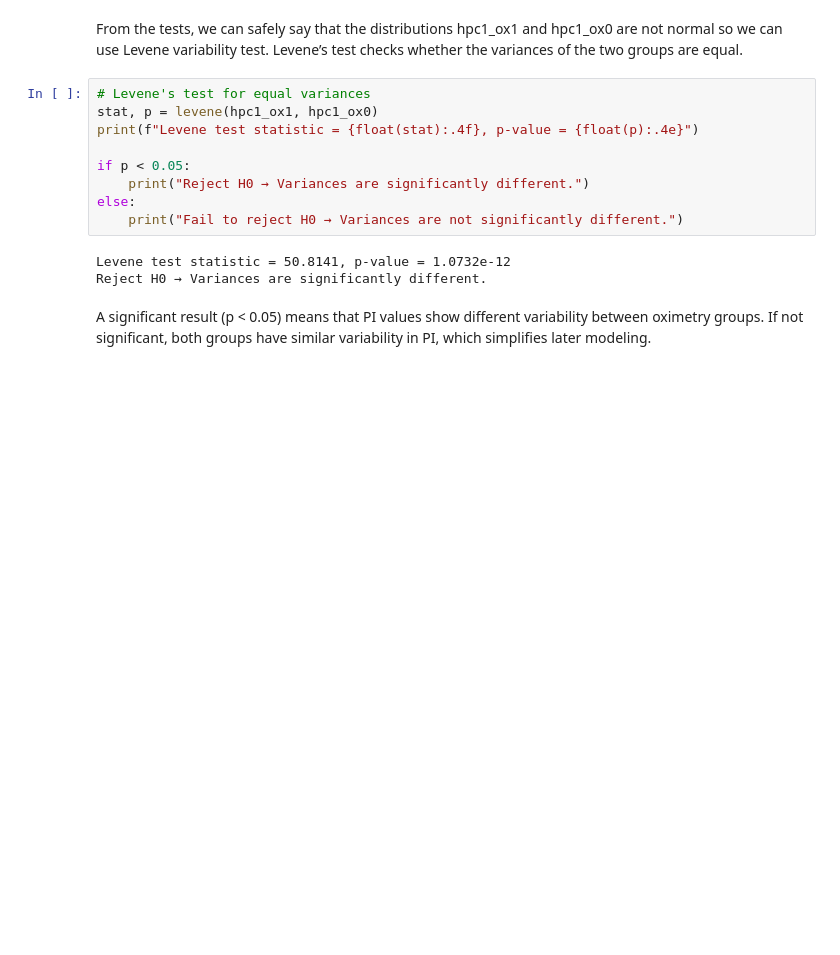
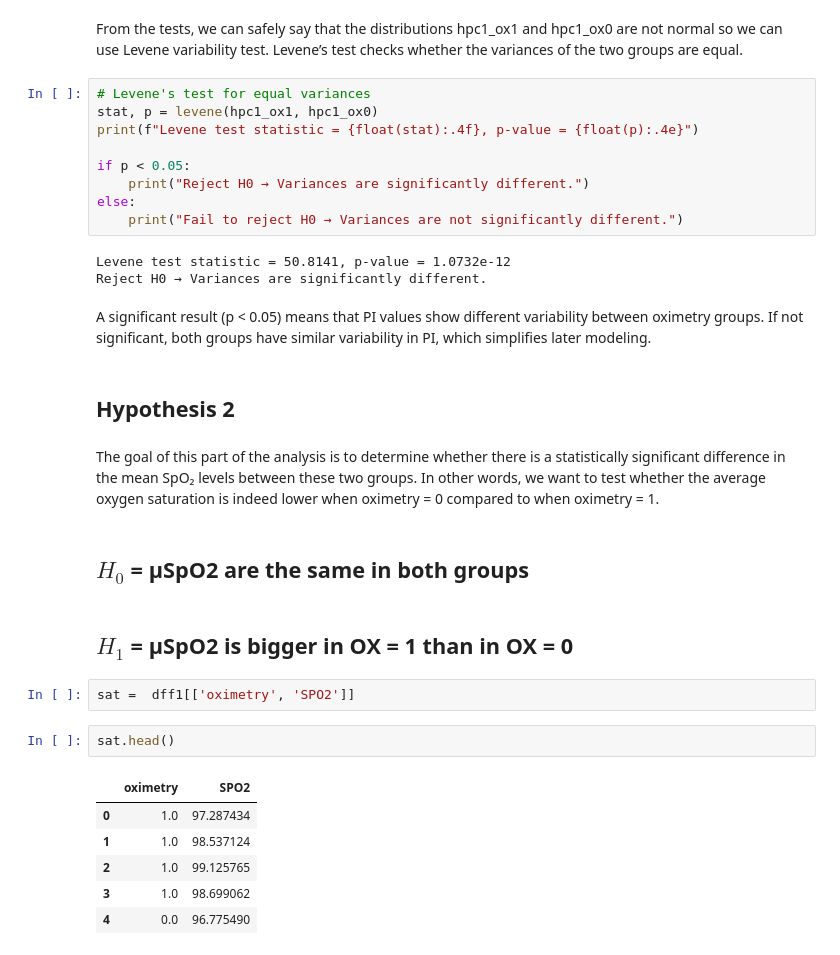
Before and after one commit to Michzru/Critical-oxygen-saturation-estimation, a Jupyter notebook: phase_1.ipynb, the cells around one changed output. Drawn from its saved outputs; the diff is of its cells as text; blank space fills up the shorter version.

```diff
--- a/phase_1.ipynb
+++ b/phase_1.ipynb
@@ -1813,3 +1820,22 @@ Reject H0 → Variances are significantly different.
 # %% [markdown]
 A significant result (p < 0.05) means that PI values show different variability between oximetry groups.
 If not significant, both groups have similar variability in PI, which simplifies later modeling.
+# %% [markdown]
+## Hypothesis 2
+# %% [markdown]
+The goal of this part of the analysis is to determine whether there is a statistically significant difference in the mean SpO₂ levels between these two groups. In other words, we want to test whether the average oxygen saturation is indeed lower when oximetry = 0 compared to when oximetry = 1.
+# %% [markdown]
+## $H_0$ = μSpO2 are the same in both groups
+# %% [markdown]
+## $H_1$ = μSpO2 is bigger in OX = 1 than in OX = 0
+# %%
+sat =  dff1[['oximetry', 'SPO2']]
+# %%
+sat.head()
+# %% [output]
+|  | oximetry | SPO2 |
+| 0 | 1.0 | 97.287434 |
+| 1 | 1.0 | 98.537124 |
+| 2 | 1.0 | 99.125765 |
+| 3 | 1.0 | 98.699062 |
+| 4 | 0.0 | 96.775490 |
```
Also changed, not shown: parts of 27 cells of this notebook.
